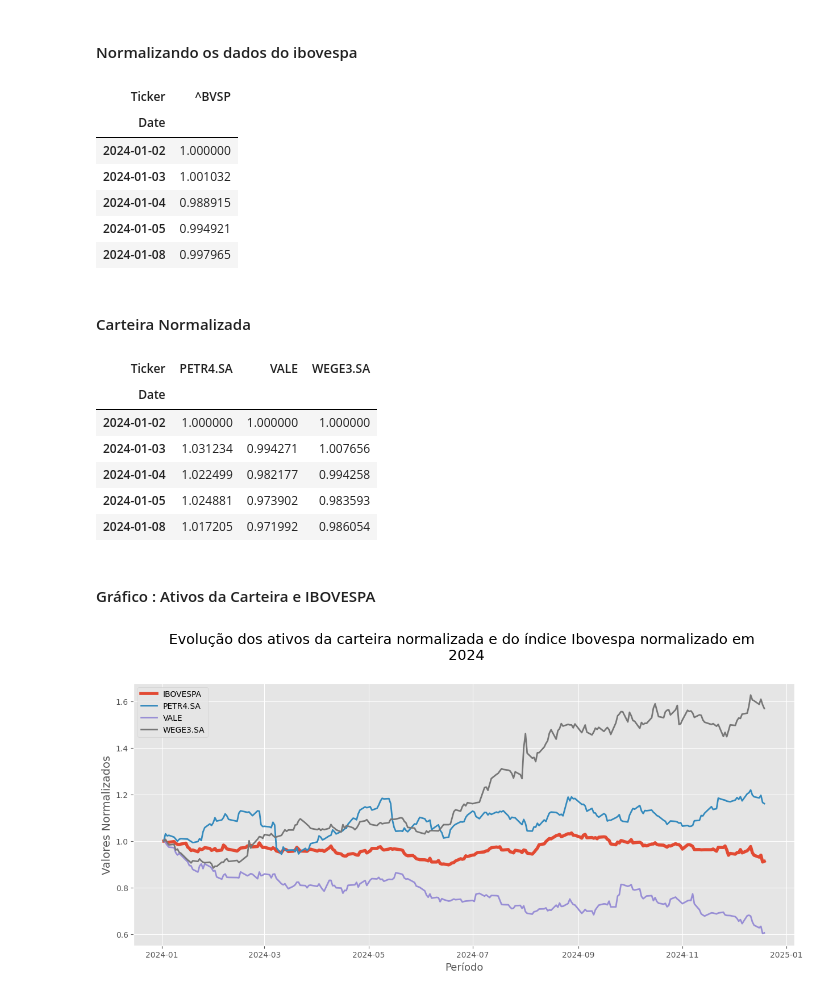
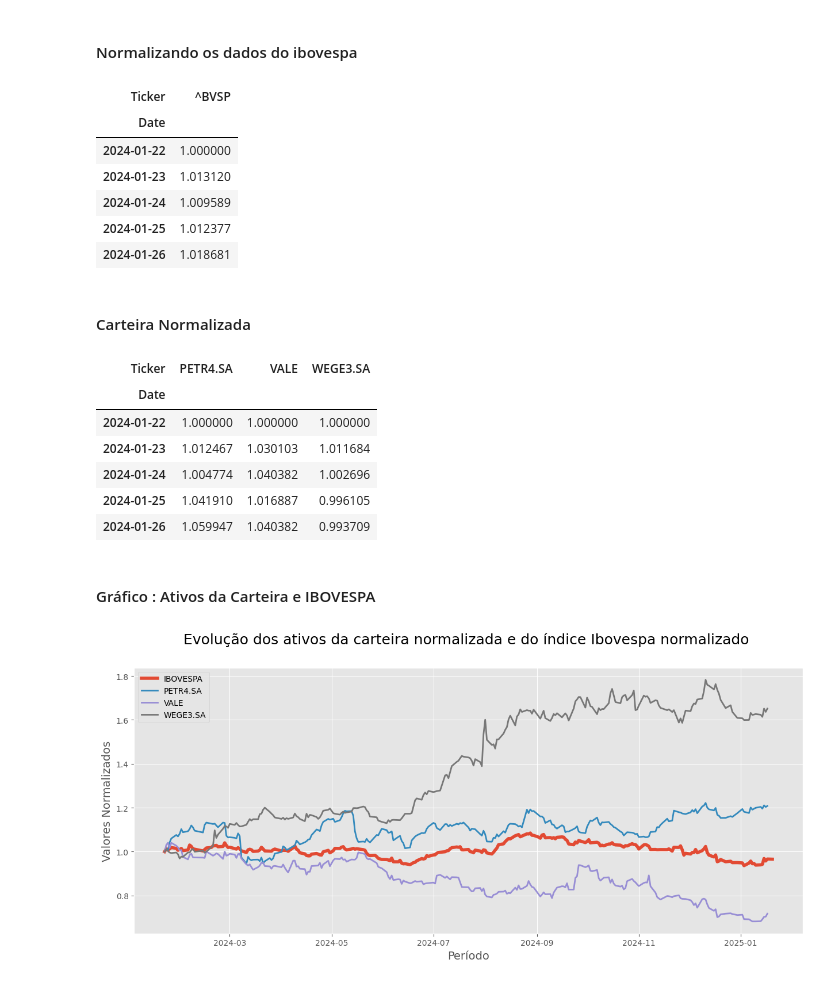
Before and after one commit to edubrumgithub/Analise-Indicadores-Financeiros-Economicos, a Jupyter notebook: main.ipynb, the cells around one changed output. Saved outputs shown, nothing was run; the diff lists cells and outputs as text; code cells hidden in the pictures.

```diff
--- a/main.ipynb
+++ b/main.ipynb
@@ -13,7 +17,7 @@ import seaborn as sns
 #### Importando os dados Ibovepa
 # %%
 
-ibovespa = yf.download(tickers='^BVSP', period='ytd')['Adj Close']
+ibovespa = yf.download(tickers='^BVSP', period='1y')['Adj Close']
 # %% [output]
 [*********************100%***********************]  1 of 1 completed
 # %% [markdown]
@@ -99,7 +103,7 @@ plt.legend();
 #### Carteira de ativos
 # %%
 tickers = ['PETR4.SA', 'WEGE3.SA', 'VALE']
-carteira = yf.download(tickers=tickers, period='ytd')['Adj Close']
+carteira = yf.download(tickers=tickers, period='1y')['Adj Close']
 carteira
 # %% [output]
 [*********************100%***********************]  3 of 3 completed
@@ -206,11 +210,11 @@ ibovespa_normalizado.head()
 # %% [output]
 | Ticker | ^BVSP |
 | Date |  |
-| 2024-01-02 | 1.000000 |
-| 2024-01-03 | 1.001032 |
-| 2024-01-04 | 0.988915 |
-| 2024-01-05 | 0.994921 |
-| 2024-01-08 | 0.997965 |
+| 2024-01-22 | 1.000000 |
+| 2024-01-23 | 1.013120 |
+| 2024-01-24 | 1.009589 |
+| 2024-01-25 | 1.012377 |
+| 2024-01-26 | 1.018681 |
 # %% [markdown]
 #### Carteira Normalizada
 # %%
@@ -219,22 +223,22 @@ carteira_normalizada.head()
 # %% [output]
 | Ticker | PETR4.SA | VALE | WEGE3.SA |
 | Date |  |  |  |
-| 2024-01-02 | 1.000000 | 1.000000 | 1.000000 |
-| 2024-01-03 | 1.031234 | 0.994271 | 1.007656 |
-| 2024-01-04 | 1.022499 | 0.982177 | 0.994258 |
-| 2024-01-05 | 1.024881 | 0.973902 | 0.983593 |
-| 2024-01-08 | 1.017205 | 0.971992 | 0.986054 |
+| 2024-01-22 | 1.000000 | 1.000000 | 1.000000 |
+| 2024-01-23 | 1.012467 | 1.030103 | 1.011684 |
+| 2024-01-24 | 1.004774 | 1.040382 | 1.002696 |
+| 2024-01-25 | 1.041910 | 1.016887 | 0.996105 |
+| 2024-01-26 | 1.059947 | 1.040382 | 0.993709 |
 # %% [markdown]
 #### Gráfico : Ativos da Carteira e IBOVESPA
 # %%
 plt.figure(figsize=(15,6))
-plt.title('Evolução dos ativos da carteira normalizada e do índice Ibovespa normalizado em \n 2024', fontsize=18, pad=30)
+plt.title('Evolução dos ativos da carteira normalizada e do índice Ibovespa normalizado ', fontsize=18, pad=30)
 plt.plot(ibovespa_normalizado.index, ibovespa_normalizado['^BVSP'], linewidth=4, label= 'IBOVESPA')
 plt.plot(carteira_normalizada.index, carteira_normalizada['PETR4.SA'], linewidth=2, label= 'PETR4.SA')
 plt.plot(carteira_normalizada.index, carteira_normalizada['VALE'], linewidth=2, label= 'VALE')
 plt.plot(carteira_normalizada.index, carteira_normalizada['WEGE3.SA'], linewidth=2, label= 'WEGE3.SA')
-plt.xlabel('Período', fontsize=13)
+plt.xlabel('Período', fontsize=14)
 plt.ylabel('Valores Normalizados', fontsize=14)
 plt.legend();
 # %% [output]
-[figure, old version]
+[figure, new version]
```
Also changed, not shown: parts of 15 cells of this notebook, 1 other file.
